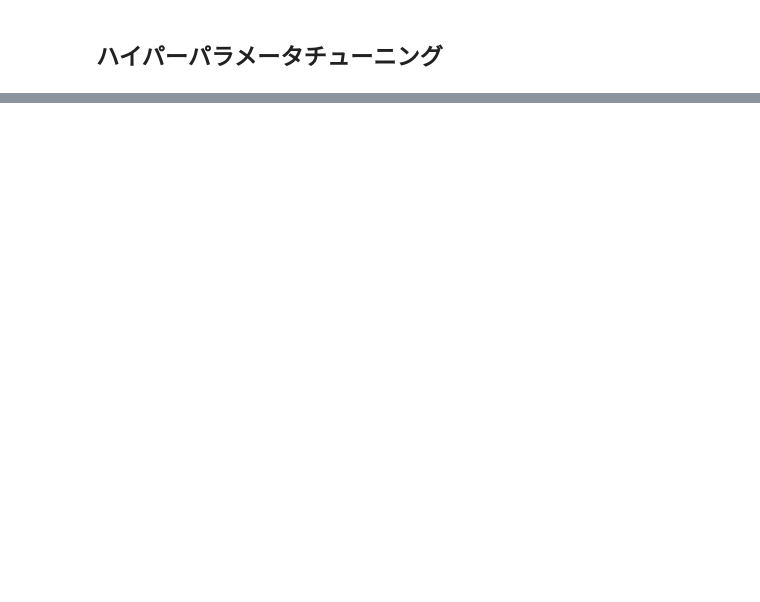
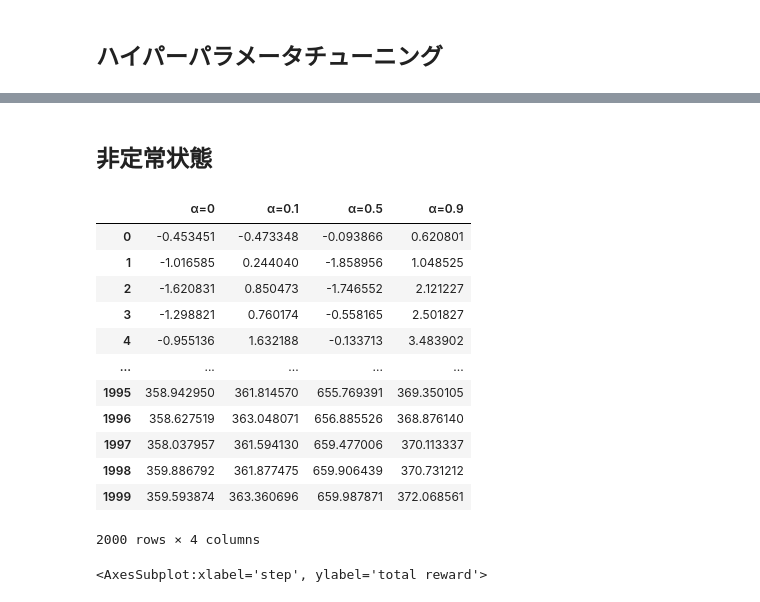
Before and after one commit to Joichiro433/Reinforcement_Learing_for_Software_Engineers, a Jupyter notebook: notebook/ch1.ipynb, the cells around one changed output, grey strips where cells are left out. Drawn from its saved outputs; the diff is of its cells as text; code cells hidden in the pictures; blank space fills up the shorter version.

```diff
--- a/notebook/ch1.ipynb
+++ b/notebook/ch1.ipynb
@@ -145,3 +147,54 @@ hypertune(epsilons=np.linspace(0, 1.0, 11), num_samples=500)
 | 499 | 243.120701 | 643.309158 | 751.838554 | 679.559717 | 253.944266 | 98.909117 | 793.141863 | -89.774936 | -51.890281 | 49.024918 | -465.529616 |
 500 rows × 11 columns
 [drawing not drawn]
+# %% [markdown]
+## 非定常状態
+# %%
+class Bandit:
+    def __init__(self, num_arms: int) -> None:
+        self.num_arms = num_arms
+        self.means : NDArray[float] = np.zeros(self.num_arms)  # 期待値の初期値は0
+
+    def select(self, arm: int) -> float:
+        reward : float = np.random.normal(loc=self.means[arm], scale=1.0)
+        self.means += np.random.normal(loc=0.0, scale=0.01, size=self.num_arms)  # 期待値をランダムに変動
+        return reward
+
+
+def episode(bandit: Bandit, alpha: float, steps: int) -> NDArray[float]:
+    rewards : List[float] = [0] * steps
+    means : List[float] = [0] * bandit.num_arms
+    counts : List[int] = [0] * bandit.num_arms
+
+    for step in range(steps):
+        arm : int = get_action(means=means, epsilon=0.1)
+        reward : float = bandit.select(arm=arm)
+        rewards[step] = reward
+        if alpha == 0:
+            counts[arm] += 1
+            means[arm] += (reward - means[arm]) / counts[arm]
+        else:
+            means[arm] += alpha * (reward - means[arm])
+
+    return np.cumsum(rewards)
+
+
+rewards : Dict[str, List[float]] = {f'α={alpha}': episode(Bandit(10), alpha, 2000) for alpha in [0, 0.1, 0.5, 0.9]}
+df : pd.DataFrame = pd.DataFrame(rewards)
+display(df)
+df.plot(xlabel='step', ylabel='total reward')
+# %% [output]
+|  | α=0 | α=0.1 | α=0.5 | α=0.9 |
+| 0 | -0.453451 | -0.473348 | -0.093866 | 0.620801 |
+| 1 | -1.016585 | 0.244040 | -1.858956 | 1.048525 |
+| 2 | -1.620831 | 0.850473 | -1.746552 | 2.121227 |
+| 3 | -1.298821 | 0.760174 | -0.558165 | 2.501827 |
+| 4 | -0.955136 | 1.632188 | -0.133713 | 3.483902 |
+| ... | ... | ... | ... | ... |
+| 1995 | 358.942950 | 361.814570 | 655.769391 | 369.350105 |
+| 1996 | 358.627519 | 363.048071 | 656.885526 | 368.876140 |
+| 1997 | 358.037957 | 361.594130 | 659.477006 | 370.113337 |
+| 1998 | 359.886792 | 361.877475 | 659.906439 | 370.731212 |
+| 1999 | 359.593874 | 363.360696 | 659.987871 | 372.068561 |
+2000 rows × 4 columns
+<AxesSubplot:xlabel='step', ylabel='total reward'>
```
Also changed, not shown: parts of 6 cells of this notebook.
